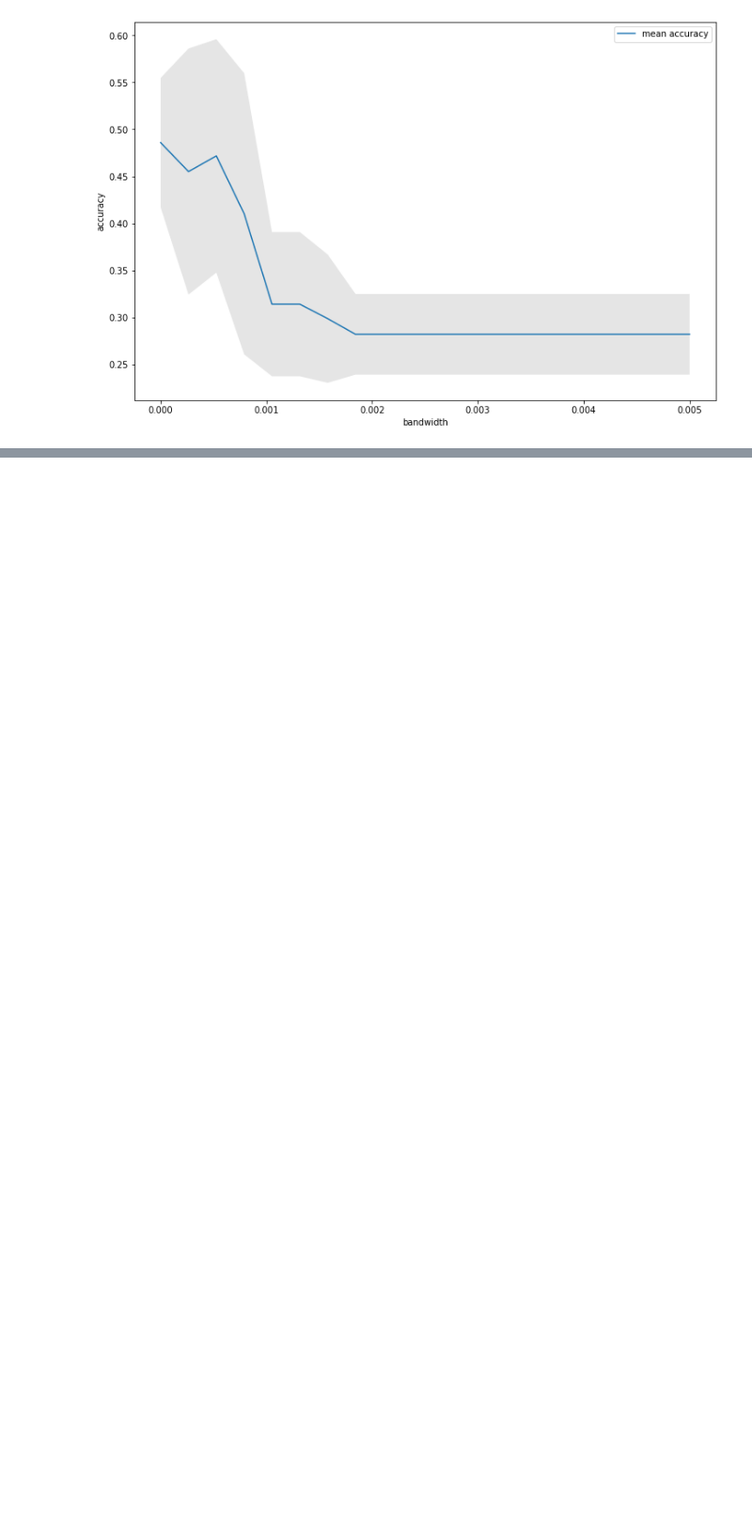
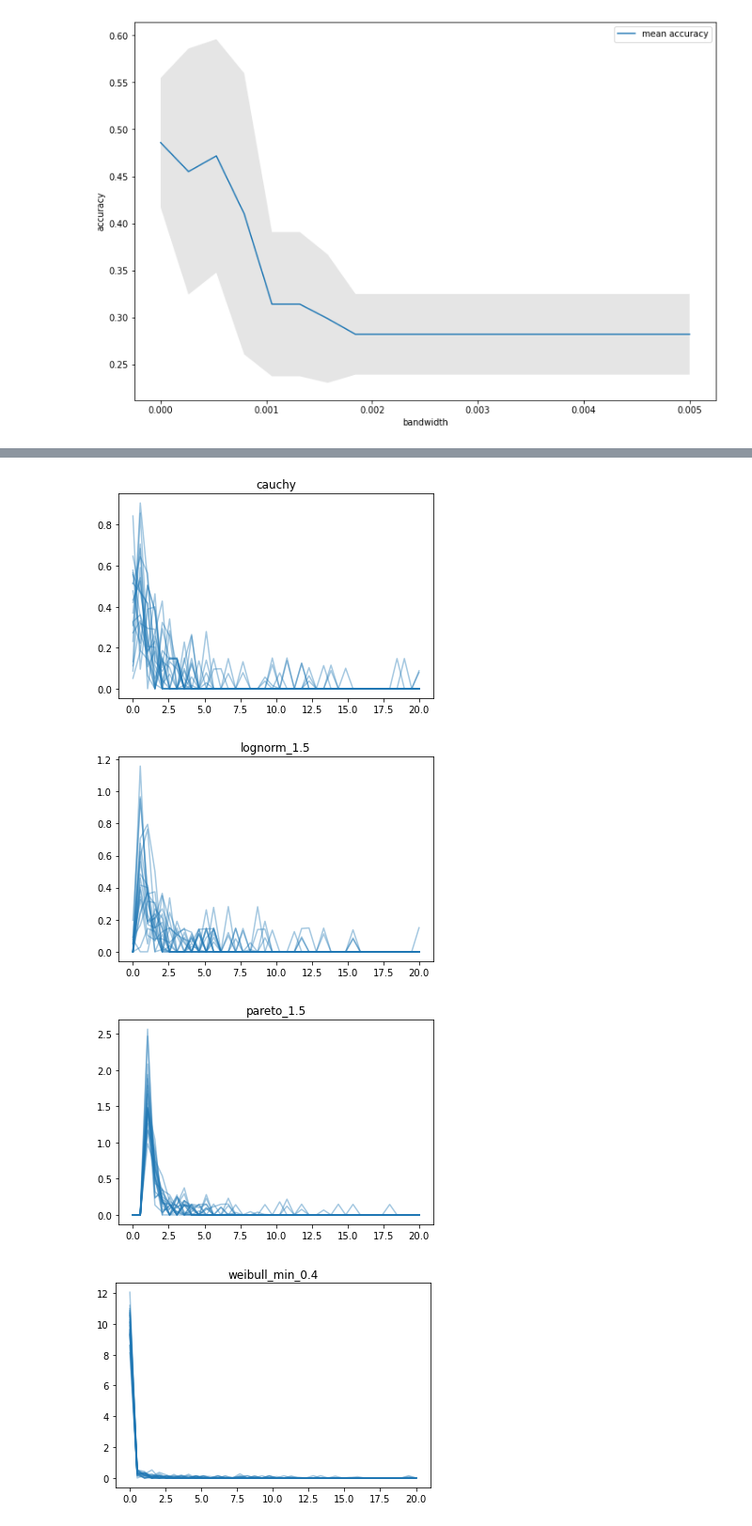
Before and after one commit to sheilafarrahi/thesis, a Jupyter notebook: kde.ipynb, the cells around one changed output, grey strips where cells are left out. Shown at 94% size. Drawn from its saved outputs; the diff is of its cells as text; code cells hidden in the pictures; blank space fills up the shorter version.

```diff
--- a/kde.ipynb
+++ b/kde.ipynb
@@ -182,3 +182,8 @@ plt.ylabel('accuracy')
 plt.legend();
 # %% [output]
 [figure]
+# %%
+x = np.linspace(0,20,40)
+bandwidth = 0.01
+kde_df_l = dem.get_kde_l(longtail_dists, nr_sample, sample_size, x, bandwidth)
+kde_df_l.head()
@@ -184,0 +198,7 @@ plt.legend();
+# %%
+dem.get_kde_plot(longtail_dists, kde_df_l, nr_sample, sample_size, x)
+# %% [output]
+[figure, added]
+[figure, added]
+[figure, added]
+[figure, added]
```
Also changed, not shown: parts of 4 cells of this notebook, 5 other files.
